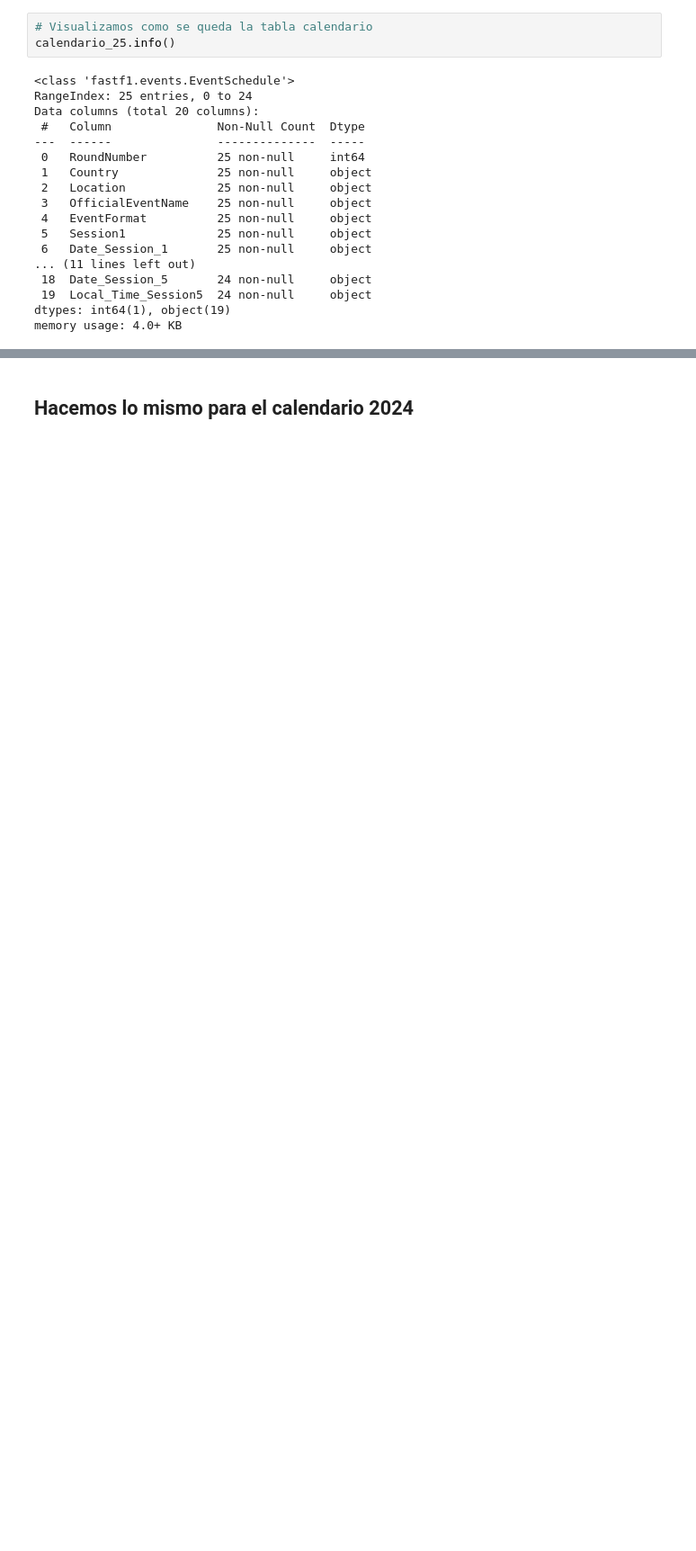
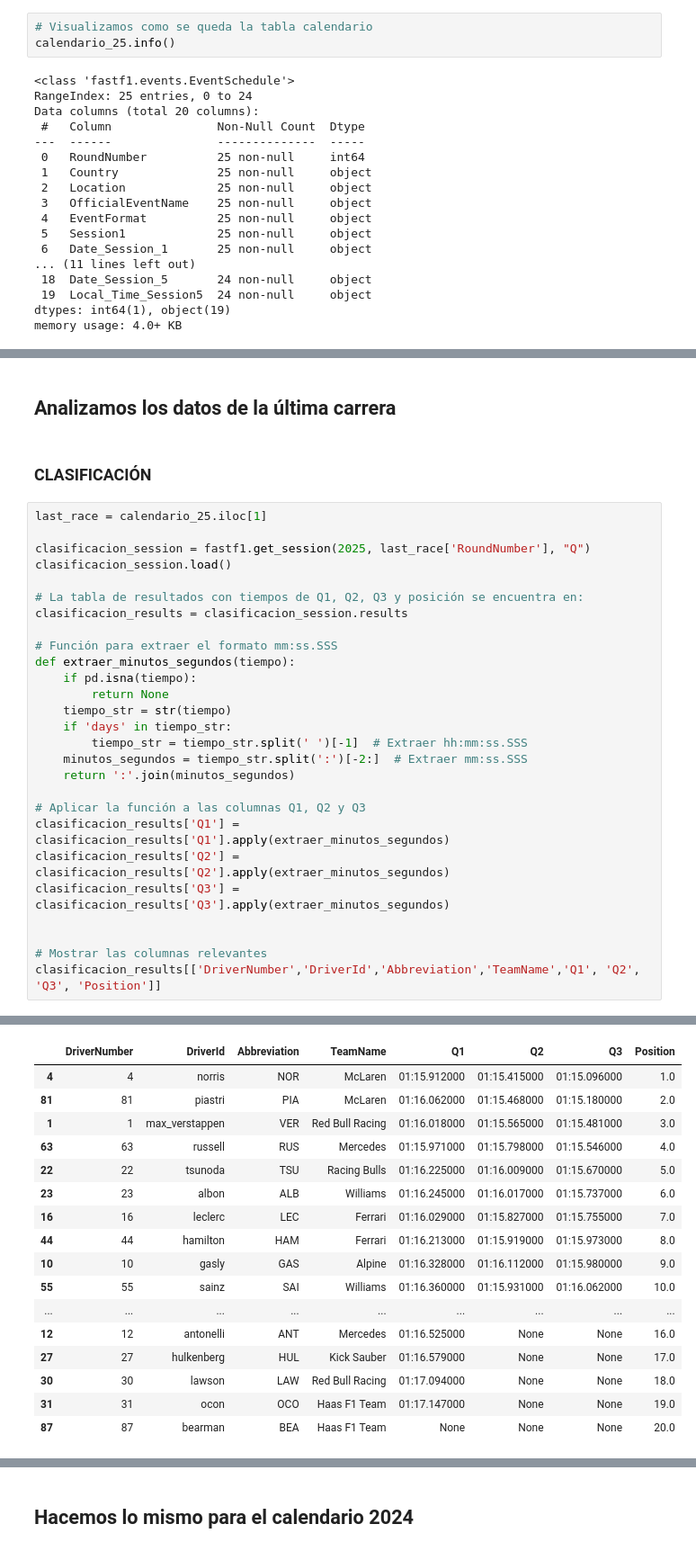
Before and after one commit to Muzquiz10/F1_Analysis, a Jupyter notebook: f1_data.ipynb, the cells around one changed output, grey strips where cells are left out. Shown at 90% size. Cells and saved outputs as stored; diff of their text form; blank space fills up the shorter version.

Commit message:
como extraer datos clasificación

```diff
--- a/f1_data.ipynb
+++ b/f1_data.ipynb
@@ -110,0 +102,32 @@ calendario.head()
+# %% [markdown]
+## Analizamos los datos de la última carrera
+# %% [markdown]
+### CLASIFICACIÓN
+# %%
+last_race = calendario_25.iloc[1]
+
+clasificacion_session = fastf1.get_session(2025, last_race['RoundNumber'], "Q")
+clasificacion_session.load()
+
+# La tabla de resultados con tiempos de Q1, Q2, Q3 y posición se encuentra en:
+clasificacion_results = clasificacion_session.results
+
+# Función para extraer el formato mm:ss.SSS
+def extraer_minutos_segundos(tiempo):
+    if pd.isna(tiempo):
+        return None
+    tiempo_str = str(tiempo)
+    if 'days' in tiempo_str:
+        tiempo_str = tiempo_str.split(' ')[-1]  # Extraer hh:mm:ss.SSS
+    minutos_segundos = tiempo_str.split(':')[-2:]  # Extraer mm:ss.SSS
+    return ':'.join(minutos_segundos)
+
+# Aplicar la función a las columnas Q1, Q2 y Q3
+clasificacion_results['Q1'] = clasificacion_results['Q1'].apply(extraer_minutos_segundos)
+clasificacion_results['Q2'] = clasificacion_results['Q2'].apply(extraer_minutos_segundos)
+clasificacion_results['Q3'] = clasificacion_results['Q3'].apply(extraer_minutos_segundos)
+
+
+# Mostrar las columnas relevantes
+clasificacion_results[['DriverNumber','DriverId','Abbreviation','TeamName','Q1', 'Q2', 'Q3', 'Position']]
+# %% [output]
@@ -110,0 +147,17 @@ calendario.head()
+|  | DriverNumber | DriverId | Abbreviation | TeamName | Q1 | Q2 | Q3 | Position |
+| 4 | 4 | norris | NOR | McLaren | 01:15.912000 | 01:15.415000 | 01:15.096000 | 1.0 |
+| 81 | 81 | piastri | PIA | McLaren | 01:16.062000 | 01:15.468000 | 01:15.180000 | 2.0 |
+| 1 | 1 | max_verstappen | VER | Red Bull Racing | 01:16.018000 | 01:15.565000 | 01:15.481000 | 3.0 |
+| 63 | 63 | russell | RUS | Mercedes | 01:15.971000 | 01:15.798000 | 01:15.546000 | 4.0 |
+| 22 | 22 | tsunoda | TSU | Racing Bulls | 01:16.225000 | 01:16.009000 | 01:15.670000 | 5.0 |
+| 23 | 23 | albon | ALB | Williams | 01:16.245000 | 01:16.017000 | 01:15.737000 | 6.0 |
+| 16 | 16 | leclerc | LEC | Ferrari | 01:16.029000 | 01:15.827000 | 01:15.755000 | 7.0 |
+| 44 | 44 | hamilton | HAM | Ferrari | 01:16.213000 | 01:15.919000 | 01:15.973000 | 8.0 |
+| 10 | 10 | gasly | GAS | Alpine | 01:16.328000 | 01:16.112000 | 01:15.980000 | 9.0 |
+| 55 | 55 | sainz | SAI | Williams | 01:16.360000 | 01:15.931000 | 01:16.062000 | 10.0 |
+| ... | ... | ... | ... | ... | ... | ... | ... | ... |
+| 12 | 12 | antonelli | ANT | Mercedes | 01:16.525000 | None | None | 16.0 |
+| 27 | 27 | hulkenberg | HUL | Kick Sauber | 01:16.579000 | None | None | 17.0 |
+| 30 | 30 | lawson | LAW | Red Bull Racing | 01:17.094000 | None | None | 18.0 |
+| 31 | 31 | ocon | OCO | Haas F1 Team | 01:17.147000 | None | None | 19.0 |
+| 87 | 87 | bearman | BEA | Haas F1 Team | None | None | None | 20.0 |
```
Also changed, not shown: parts of 3 cells of this notebook, 12 other files.
